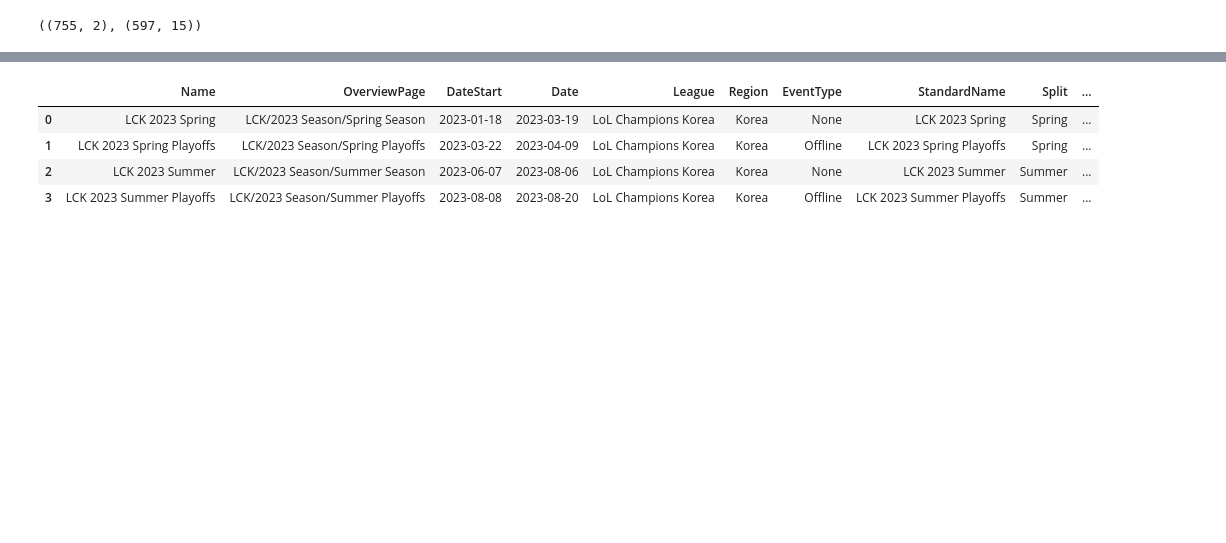
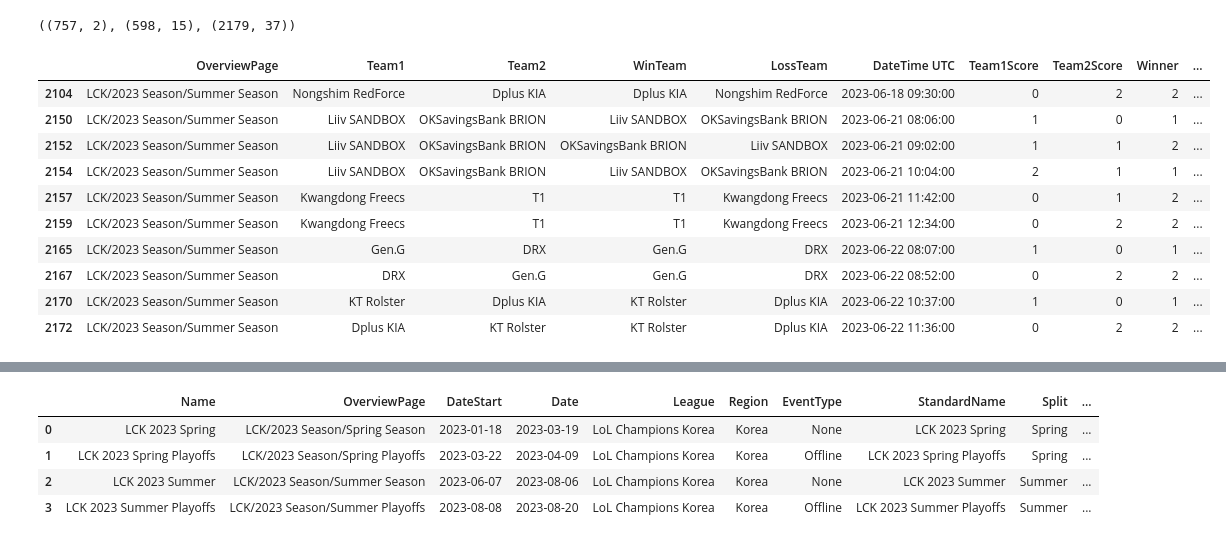
Before and after one commit to posky/LoL-Esports, a Jupyter notebook: glicko_rating_matches.ipynb, the cells around one changed output, grey strips where cells are left out. Drawn from its saved outputs; the diff is of its cells as text; code cells hidden in the pictures; blank space fills up the shorter version.

```diff
--- a/glicko_rating_matches.ipynb
+++ b/glicko_rating_matches.ipynb
@@ -15,9 +15,24 @@ teams_id = pd.read_csv("./csv/teams_id.csv")
 ratings = pd.read_csv(
     "./csv/glicko_rating/glicko_rating_2023.csv", parse_dates=["last_game_date"]
 )
-teams_id.shape, ratings.shape
+scoreboard_games = pd.read_csv("./csv/scoreboard_games/2023_scoreboard_games.csv")
+teams_id.shape, ratings.shape, scoreboard_games.shape
 # %% [output]
-((755, 2), (597, 15))
+((757, 2), (598, 15), (2179, 37))
+# %%
+scoreboard_games.loc[scoreboard_games['League'] == 'LCK'].tail(6)
+# %% [output]
+|  | OverviewPage | Team1 | Team2 | WinTeam | LossTeam | DateTime UTC | Team1Score | Team2Score | Winner | ... |
+| 2104 | LCK/2023 Season/Summer Season | Nongshim RedForce | Dplus KIA | Dplus KIA | Nongshim RedForce | 2023-06-18 09:30:00 | 0 | 2 | 2 | ... |
+| 2150 | LCK/2023 Season/Summer Season | Liiv SANDBOX | OKSavingsBank BRION | Liiv SANDBOX | OKSavingsBank BRION | 2023-06-21 08:06:00 | 1 | 0 | 1 | ... |
+| 2152 | LCK/2023 Season/Summer Season | Liiv SANDBOX | OKSavingsBank BRION | OKSavingsBank BRION | Liiv SANDBOX | 2023-06-21 09:02:00 | 1 | 1 | 2 | ... |
+| 2154 | LCK/2023 Season/Summer Season | Liiv SANDBOX | OKSavingsBank BRION | Liiv SANDBOX | OKSavingsBank BRION | 2023-06-21 10:04:00 | 2 | 1 | 1 | ... |
+| 2157 | LCK/2023 Season/Summer Season | Kwangdong Freecs | T1 | T1 | Kwangdong Freecs | 2023-06-21 11:42:00 | 0 | 1 | 2 | ... |
+| 2159 | LCK/2023 Season/Summer Season | Kwangdong Freecs | T1 | T1 | Kwangdong Freecs | 2023-06-21 12:34:00 | 0 | 2 | 2 | ... |
+| 2165 | LCK/2023 Season/Summer Season | Gen.G | DRX | Gen.G | DRX | 2023-06-22 08:07:00 | 1 | 0 | 1 | ... |
+| 2167 | LCK/2023 Season/Summer Season | DRX | Gen.G | Gen.G | DRX | 2023-06-22 08:52:00 | 0 | 2 | 2 | ... |
+| 2170 | LCK/2023 Season/Summer Season | KT Rolster | Dplus KIA | KT Rolster | Dplus KIA | 2023-06-22 10:37:00 | 1 | 0 | 1 | ... |
+| 2172 | LCK/2023 Season/Summer Season | Dplus KIA | KT Rolster | KT Rolster | Dplus KIA | 2023-06-22 11:36:00 | 0 | 2 | 2 | ... |
 # %%
 ratings.loc[(ratings["league"] == "LCK") & (ratings["last_game_date"].dt.year == 2023)]
 # %% [output]
```
Also changed, not shown: parts of 13 cells of this notebook.
